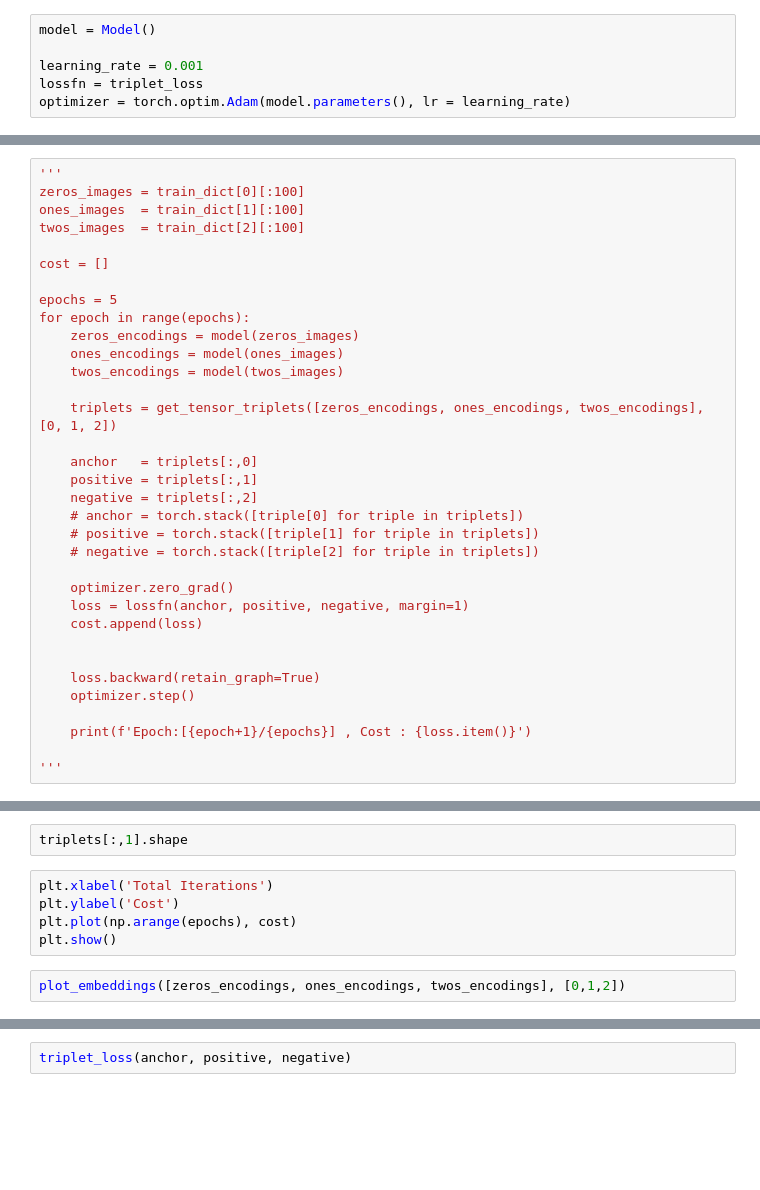
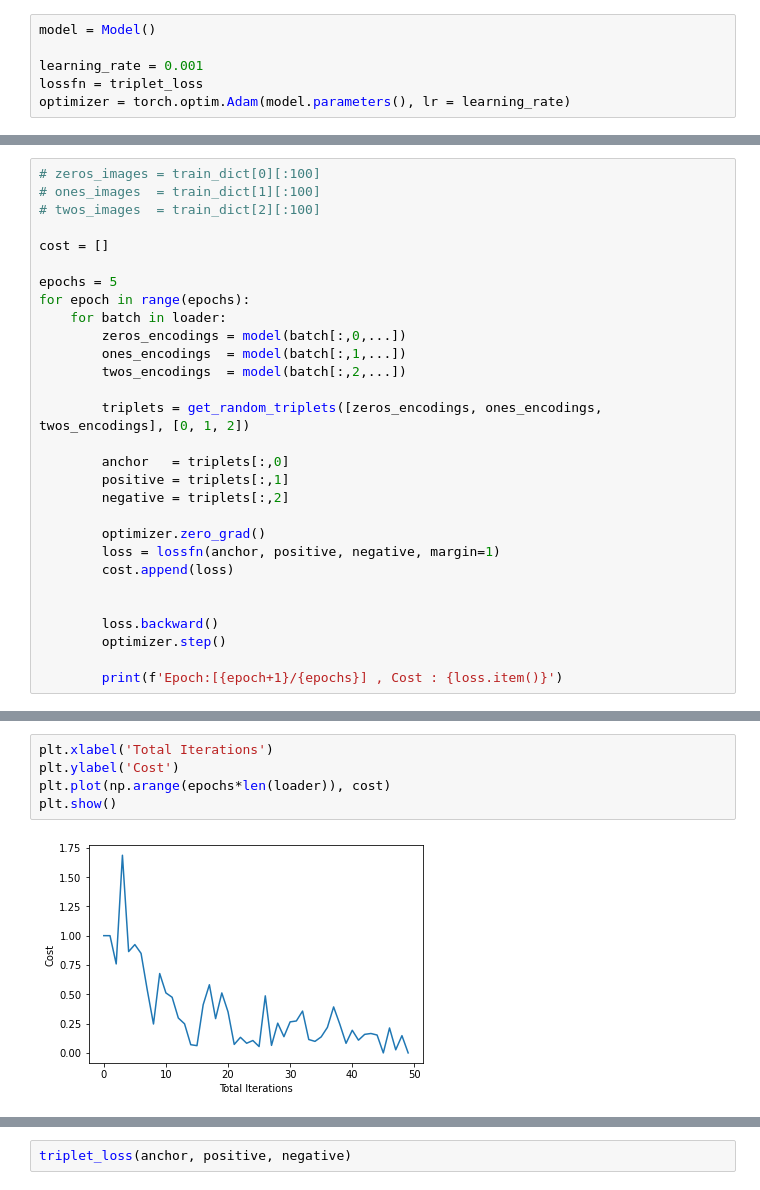
Before and after one commit to ABD-01/MNIST, a Jupyter notebook: Triplet Loss/TRIPLET_LOSS_Pytorch.ipynb, the cells around one changed output, grey strips where cells are left out. Saved outputs shown, nothing was run; the diff lists cells and outputs as text; blank space fills up the shorter version.

```diff
--- a/Triplet Loss/TRIPLET_LOSS_Pytorch.ipynb
+++ b/Triplet Loss/TRIPLET_LOSS_Pytorch.ipynb
@@ -490,34 +468,29 @@ Epoch:[1/5] , Cost : 0.9999997019767761
 # %%
-'''
-zeros_images = train_dict[0][:100]
-ones_images  = train_dict[1][:100]
-twos_images  = train_dict[2][:100]
+# zeros_images = train_dict[0][:100]
+# ones_images  = train_dict[1][:100]
+# twos_images  = train_dict[2][:100]
 
 cost = []
 
 epochs = 5
 for epoch in range(epochs):
-    zeros_encodings = model(zeros_images)
-    ones_encodings = model(ones_images)
-    twos_encodings = model(twos_images)
+    for batch in loader:
+        zeros_encodings = model(batch[:,0,...])
+        ones_encodings  = model(batch[:,1,...])
+        twos_encodings  = model(batch[:,2,...])
 
-    triplets = get_tensor_triplets([zeros_encodings, ones_encodings, twos_encodings], [0, 1, 2])
+        triplets = get_random_triplets([zeros_encodings, ones_encodings, twos_encodings], [0, 1, 2])
 
-    anchor   = triplets[:,0]
-    positive = triplets[:,1]
-    negative = triplets[:,2]
-    # anchor = torch.stack([triple[0] for triple in triplets])
-    # positive = torch.stack([triple[1] for triple in triplets])
-    # negative = torch.stack([triple[2] for triple in triplets])
+        anchor   = triplets[:,0]
+        positive = triplets[:,1]
+        negative = triplets[:,2]
 
-    optimizer.zero_grad()
-    loss = lossfn(anchor, positive, negative, margin=1)
-    cost.append(loss)
+        optimizer.zero_grad()
+        loss = lossfn(anchor, positive, negative, margin=1)
+        cost.append(loss)
 
 
-    loss.backward(retain_graph=True)
-    optimizer.step()
+        loss.backward()
+        optimizer.step()
 
-    print(f'Epoch:[{epoch+1}/{epochs}] , Cost : {loss.item()}')
-
-'''
+        print(f'Epoch:[{epoch+1}/{epochs}] , Cost : {loss.item()}')
@@ -524,9 +515,7 @@ for epoch in range(epochs):
-# %%
-triplets[:,1].shape
 # %%
 plt.xlabel('Total Iterations')
 plt.ylabel('Cost')
-plt.plot(np.arange(epochs), cost)
+plt.plot(np.arange(epochs*len(loader)), cost)
 plt.show()
+# %% [output]
+[figure, added]
-# %%
-plot_embeddings([zeros_encodings, ones_encodings, twos_encodings], [0,1,2])
```
Also changed, not shown: parts of 36 cells of this notebook.
